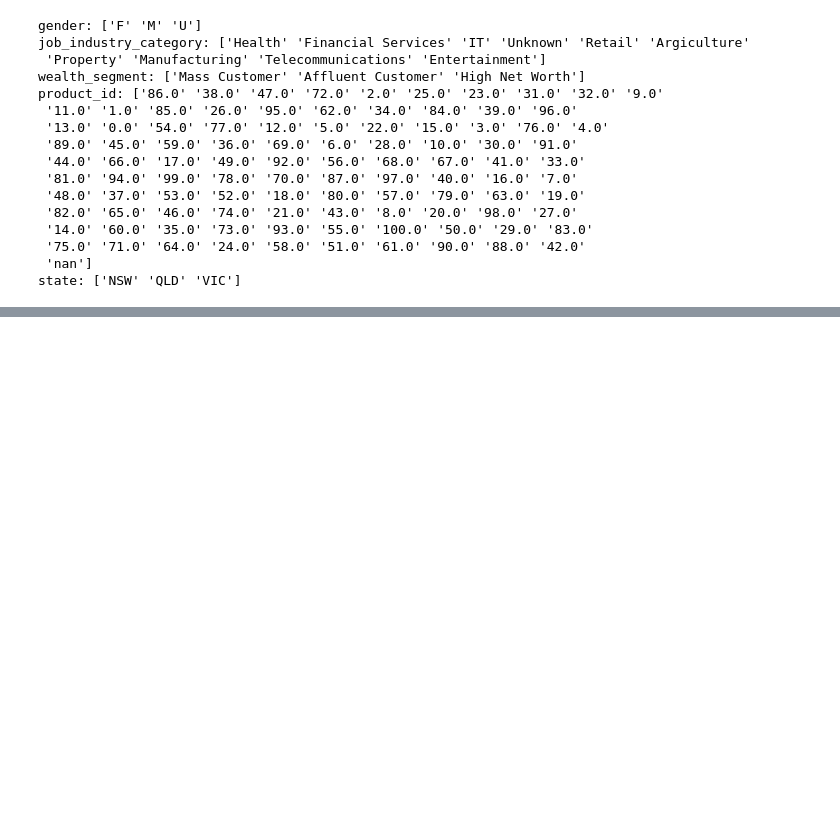
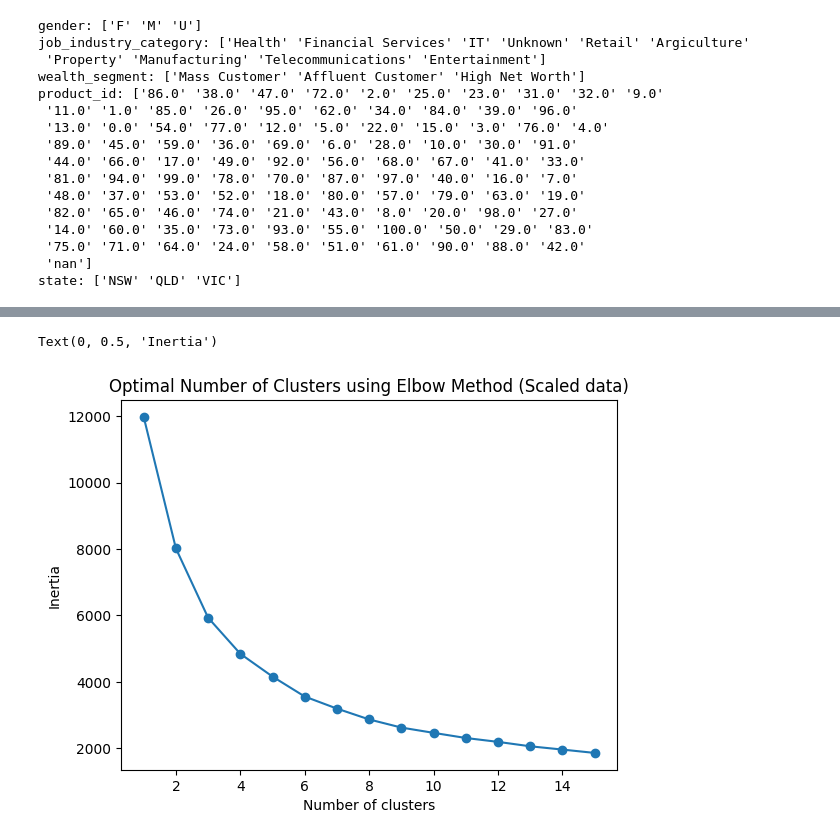
Before and after one commit to peiyulin0520/KPMG-virtual-intern-tasks, a Jupyter notebook: Task2.ipynb, the cells around one changed output, grey strips where cells are left out. Drawn from its saved outputs; the diff is of its cells as text; code cells hidden in the pictures; blank space fills up the shorter version.

```diff
--- a/Task2.ipynb
+++ b/Task2.ipynb
@@ -826,0 +1069,4 @@ max      6.213334e+00
+# %%
+# select important feature for further processing for Kmeans clustering
+clustering_data_after_pca = clustering_scaled_data[[
+    'tenure','age', 'property_valuation']]
@@ -826,0 +1117,21 @@ max      6.213334e+00
+# %%
+# k means clustering: find the optimal number of clustering first
+from sklearn.cluster import KMeans
+
+sse=[]
+k_list = range(1,16)
+
+for k in k_list:
+  km = KMeans(n_clusters=k)
+  km.fit(clustering_data_after_pca)
+  sse.append([k, km.inertia_])
+
+oca_results_scale = pd.DataFrame({'Cluster': range(1, 16), 'SSE': sse})
+# plt.figure(figsize=(10,10))
+plt.plot(pd.DataFrame(sse)[0], pd.DataFrame(sse)[1], marker = 'o')
+plt.title('Optimal Number of Clusters using Elbow Method (Scaled data)')
+plt.xlabel('Number of clusters')
+plt.ylabel('Inertia')
+# %% [output]
+Text(0, 0.5, 'Inertia')
+[figure, added]
```
Also changed, not shown: parts of 71 cells of this notebook.
